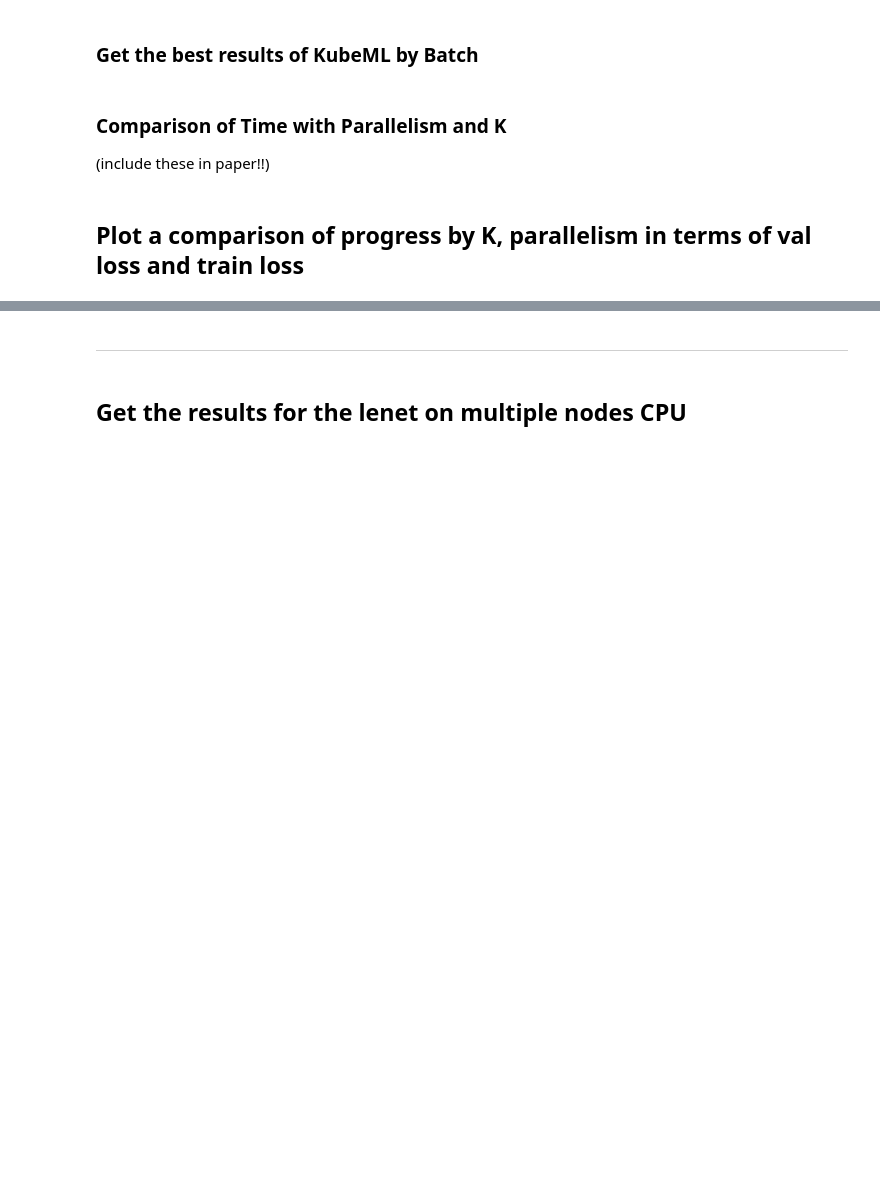
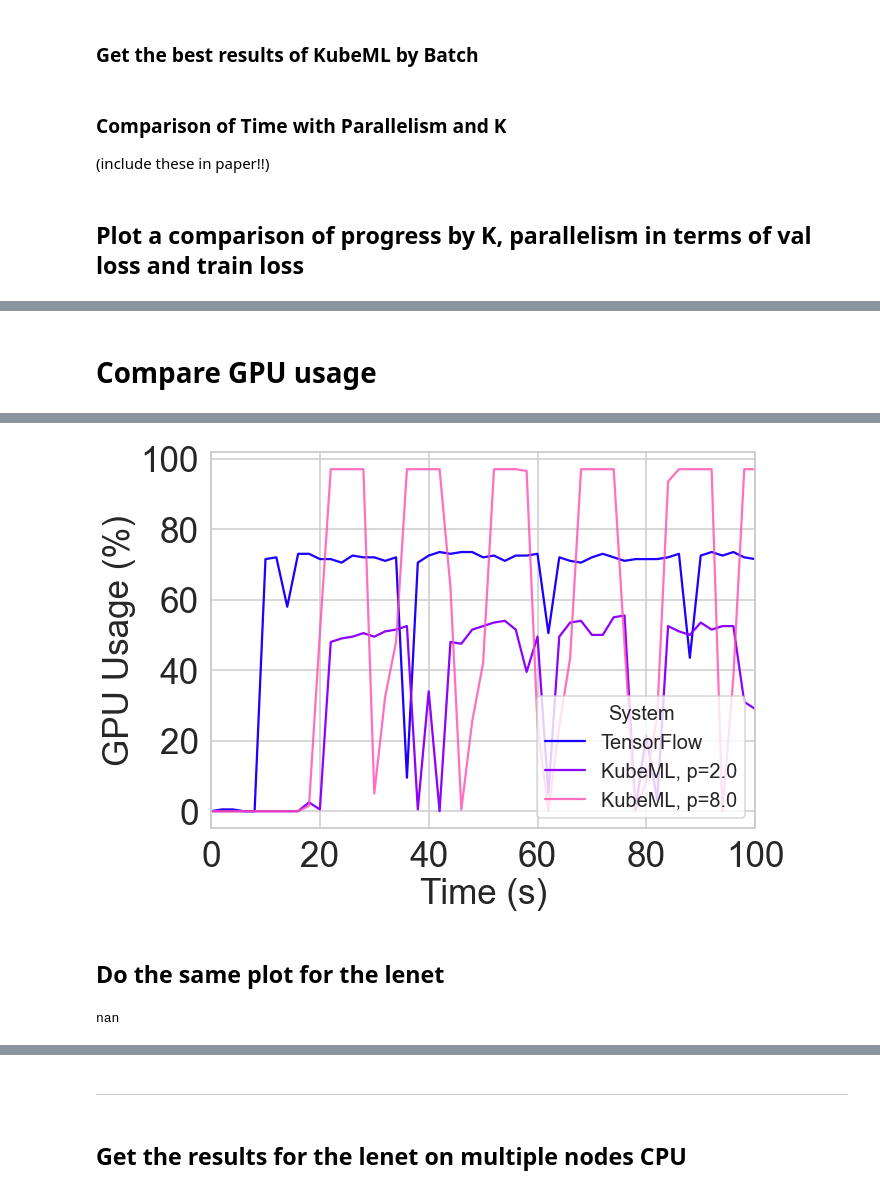
Before and after one commit to DiegoStock12/kubeml, a Jupyter notebook: ml/experiments/insights.ipynb, the cells around one changed output, grey strips where cells are left out. Saved outputs shown, nothing was run; the diff lists cells and outputs as text; code cells hidden in the pictures; blank space fills up the shorter version.

```diff
--- a/ml/experiments/insights.ipynb
+++ b/ml/experiments/insights.ipynb
@@ -1467,0 +1498,2 @@ Name: 12, dtype: object
+# %% [markdown]
+# Compare GPU usage
@@ -1467,0 +1502,48 @@ Name: 12, dtype: object
+# %%
+def calculate_gpu_usage(df):
+    gpu = []
+    for g0, g1 in zip(df.gpu_0, df.gpu_1):
+        gpu.append(100 * (g0.load + g1.load)/2)
+    return gpu
+
+# plot gpu usage of different parallelisms
+
+
+
+tf = sp[(sp.system=='tensorflow') & (sp.batch_size ==64)].head(1).iloc[0]
+x = np.arange(0,2*len(tf.gpu_0), 2)
+# Set the train loss
+f, ax = plt.subplots(figsize=(10,7))
+
+sns.lineplot(x=x,
+            y=calculate_gpu_usage(tf),
+            label='TensorFlow')
+
+x = np.arange(0,2*len(r2.gpu_0), 2)
+sns.lineplot(x=x,
+            y=calculate_gpu_usage(r2),
+            label=f'KubeML, p={r2.parallelism}')
+
+# x = np.arange(0,2*len(r4.gpu_0), 2)
+# sns.lineplot(x=x,
+#             y=calculate_gpu_usage(r4),
+#             label=r4.parallelism,
+#             alpha=0.6)
+
+x = np.arange(0,2*len(r8.gpu_0), 2)
+sns.lineplot(x=x,
+            y=calculate_gpu_usage(r8),
+            label=f'KubeML, p={r8.parallelism}',
+            alpha=0.8)
+
+
+plt.xlabel('Time (s)', fontsize=size)
+plt.ylabel('GPU Usage (%)', fontsize=size)
+plt.xticks(fontsize=size)
+plt.yticks(fontsize=size)
+plt.legend(title='System', fontsize=20, title_fontsize=20, loc=4)
+plt.xlim([0, 100])
+
+plt.tight_layout()
+plt.savefig('./figures/paper/resnet34/lines/gpu-usage.pdf')
+# %% [output]
@@ -1467,0 +1553,7 @@ Name: 12, dtype: object
+[figure, added]
+# %% [markdown]
+## Do the same plot for the lenet
+# %%
+l4.gpu_0
+# %% [output]
+nan
```
Also changed, not shown: parts of 23 cells of this notebook, 21 other files.
